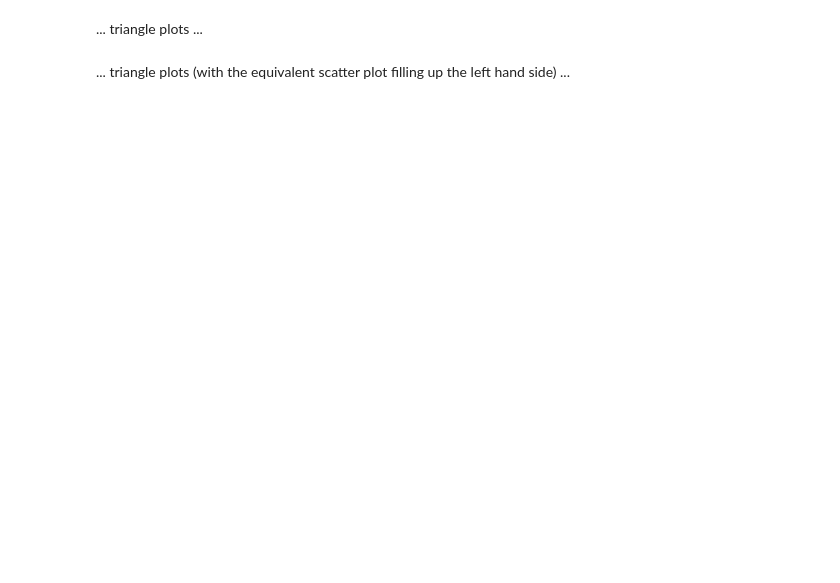
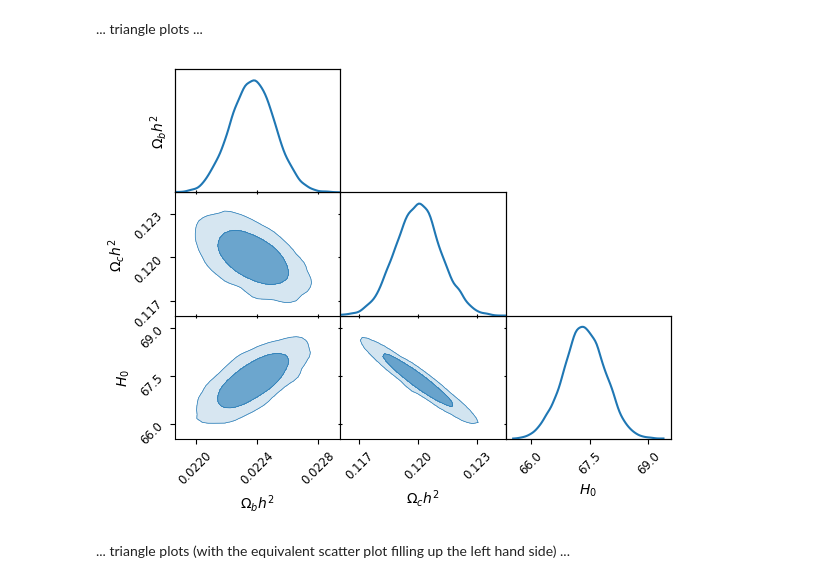
Before and after one commit to handley-lab/anesthetic, a Jupyter notebook: demo.ipynb, the cells around one changed output. Cells and saved outputs as stored; diff of their text form; code cells hidden in the pictures; blank space fills up the shorter version.

```diff
--- a/demo.ipynb
+++ b/demo.ipynb
@@ -38,7 +40,9 @@ fig.tight_layout()
 # %% [markdown]
 ... triangle plots ...
 # %%
-mcmc.plot_2d(['omegabh2','omegach2','H0'], types={'lower':'kde','diagonal':'kde'});
+mcmc.plot_2d(['omegabh2','omegach2','H0'], kind={'lower':'kde_2d','diagonal':'kde_1d'});
+# %% [output]
+[figure, added]
 # %% [markdown]
 ... triangle plots (with the equivalent scatter plot filling up the left hand side) ...
 # %%
```
Also changed, not shown: parts of 29 cells of this notebook, 1 other file.
